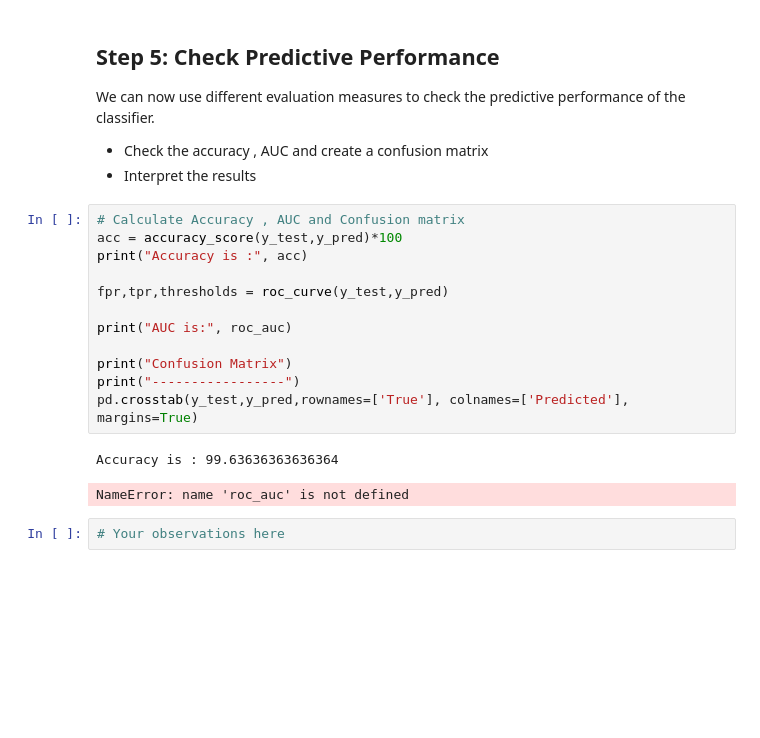
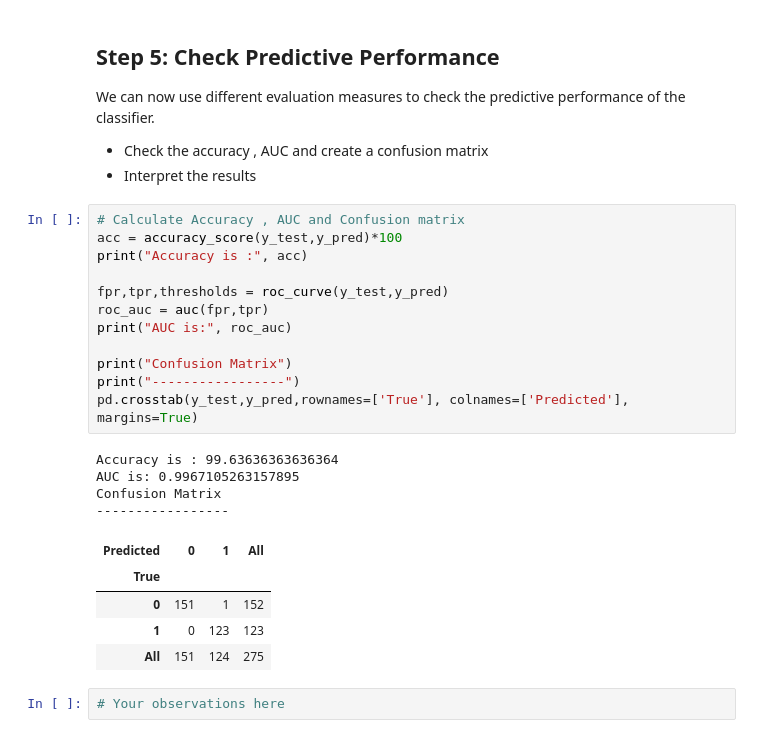
Before and after one commit to ZMBailey/dsc-3-31-07-decision-tree-scikitlearn-lab-seattle-ds-career-040119, a Jupyter notebook: index.ipynb, the cells around one changed output. Drawn from its saved outputs; the diff is of its cells as text; blank space fills up the shorter version.

```diff
--- a/index.ipynb
+++ b/index.ipynb
@@ -133,18 +133,25 @@ We can now use different evaluation measures to check the predictive performance
 # %%
 # Calculate Accuracy , AUC and Confusion matrix
 acc = accuracy_score(y_test,y_pred)*100
 print("Accuracy is :", acc)
 
 fpr,tpr,thresholds = roc_curve(y_test,y_pred)
-
+roc_auc = auc(fpr,tpr)
 print("AUC is:", roc_auc)
 
 print("Confusion Matrix")
 print("-----------------")
 pd.crosstab(y_test,y_pred,rownames=['True'], colnames=['Predicted'], margins=True)
 # %% [output]
 Accuracy is : 99.63636363636364
+AUC is: 0.9967105263157895
+Confusion Matrix
+-----------------
-NameError: name 'roc_auc' is not defined
+| Predicted | 0 | 1 | All |
+| True |  |  |  |
+| 0 | 151 | 1 | 152 |
+| 1 | 0 | 123 | 123 |
+| All | 151 | 124 | 275 |
 # %%
 # Your observations here
 # %% [markdown]
```
